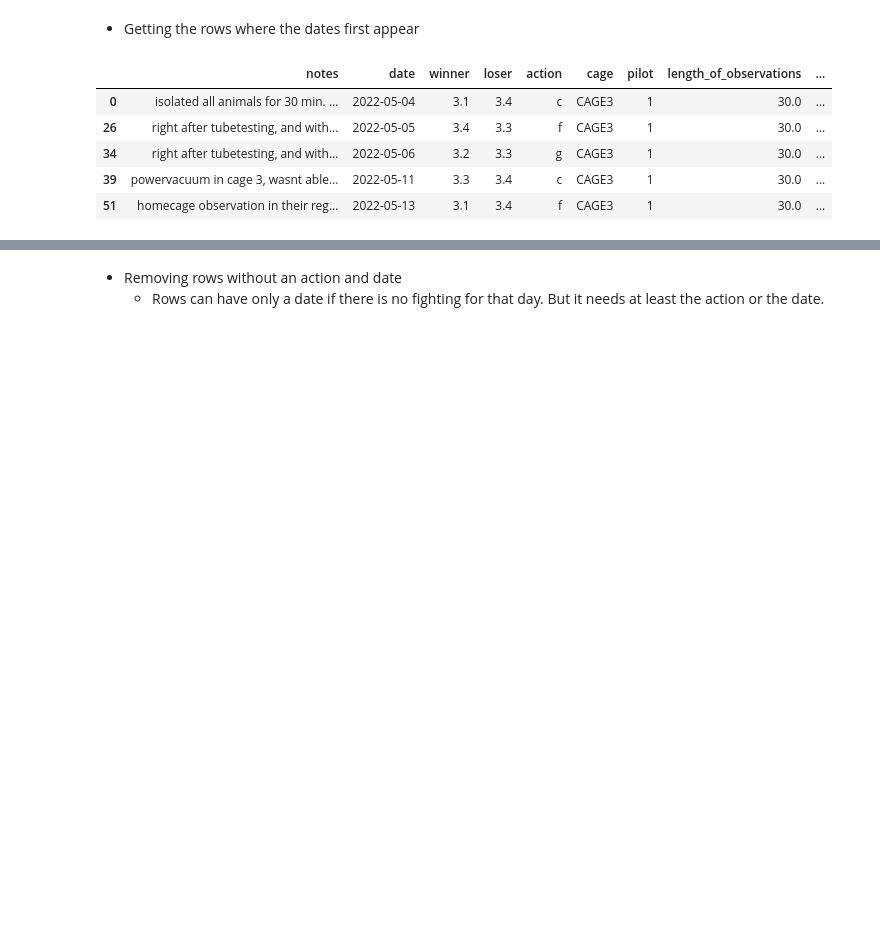
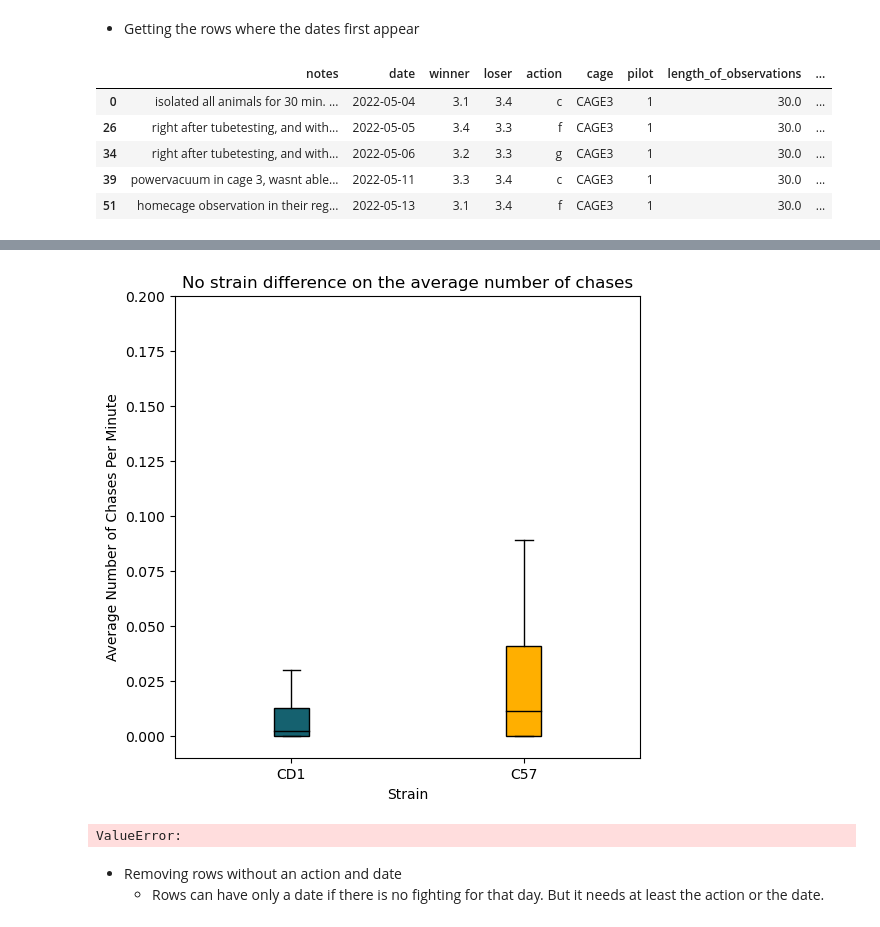
Before and after one commit to padillacoreanolab/dominance_strain_comparison, a Jupyter notebook: results/2023_01_25_hco_average_fight_chase_plotting/hco_average_fight_chase_plotting.ipynb, the cells around one changed output, grey strips where cells are left out. Saved outputs shown, nothing was run; the diff lists cells and outputs as text; code cells hidden in the pictures; blank space fills up the shorter version.

```diff
--- a/results/2023_01_25_hco_average_fight_chase_plotting/hco_average_fight_chase_plotting.ipynb
+++ b/results/2023_01_25_hco_average_fight_chase_plotting/hco_average_fight_chase_plotting.ipynb
@@ -366,0 +498,24 @@ first_row_of_each_date
+# %%
+fig, ax = plt.subplots()
+box = plt.boxplot(chase_strain_and_action_to_average_count.values(), patch_artist=True, medianprops=dict(color="black"), showfliers=False)
+plt.ylim(-0.01,0.2)
+
+for patch, color in zip(box['boxes'], [matplotlib.colors.hex2color("#15616f"), matplotlib.colors.hex2color("#ffaf00")]):
+    patch.set_facecolor(color)
+
+labels = [item.get_text() for item in ax.get_xticklabels()]
+labels[0] = 'CD1'
+labels[1] = 'C57'
+
+ax.set_xticklabels(labels)
+plt.xlabel("Strain")
+plt.ylabel("Average Number of Chases Per Minute")
+plt.title("No strain difference on the average number of chases")
+plt.savefig("./proc/chase_strain_comparison.svg")
+plt.show()
+# %% [output]
+[figure, added]
+# %%
+raise ValueError()
+# %% [output]
+ValueError:
```
Also changed, not shown: parts of 84 cells of this notebook, 3 other files.
